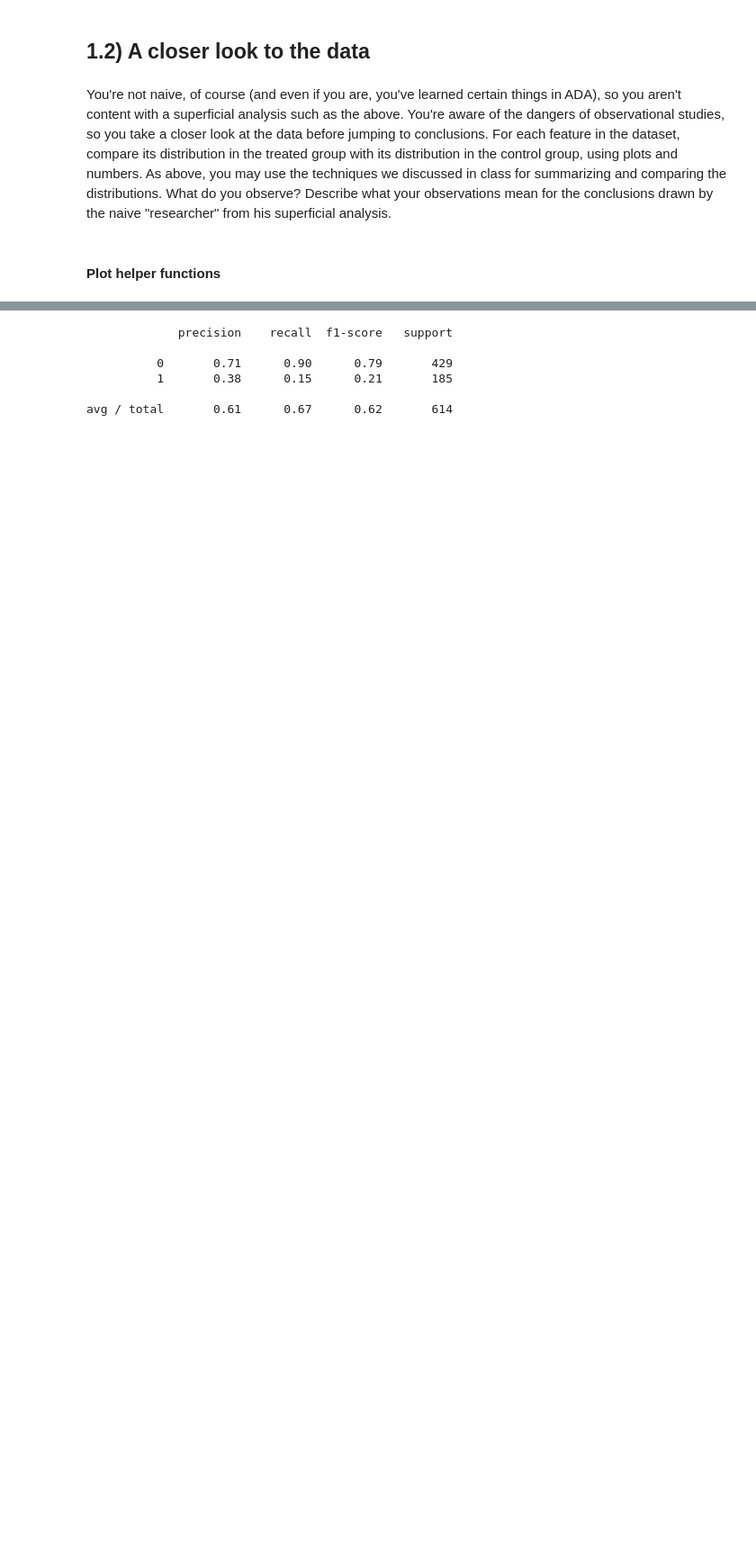
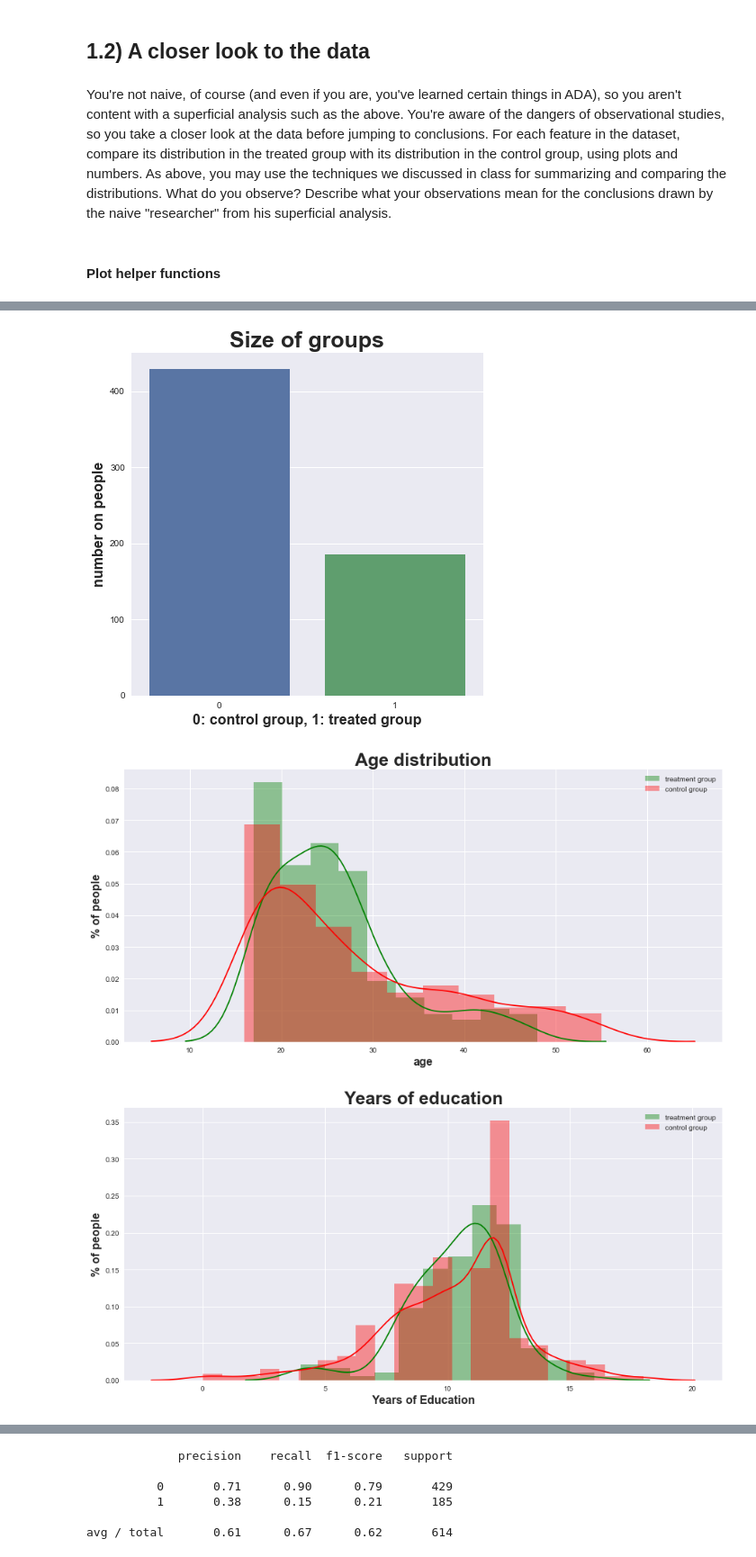
Before and after one commit to LucaZampieri/ADA_homework_LMX, a Jupyter notebook: 04 - Applied ML/H4_Q1.ipynb, the cells around one changed output, grey strips where cells are left out. Shown at 90% size. Cells and saved outputs as stored; diff of their text form; code cells hidden in the pictures; blank space fills up the shorter version.

```diff
--- a/04 - Applied ML/H4_Q1.ipynb
+++ b/04 - Applied ML/H4_Q1.ipynb
@@ -454,0 +489,6 @@ See the caveats in the documentation: http://pandas.pydata.org/pandas-docs/stabl
+# %%
+plots(df,treat_df,control_df)
+# %% [output]
+[figure, added]
+[figure, added]
+[figure, added]
```
Also changed, not shown: parts of 67 cells of this notebook.
